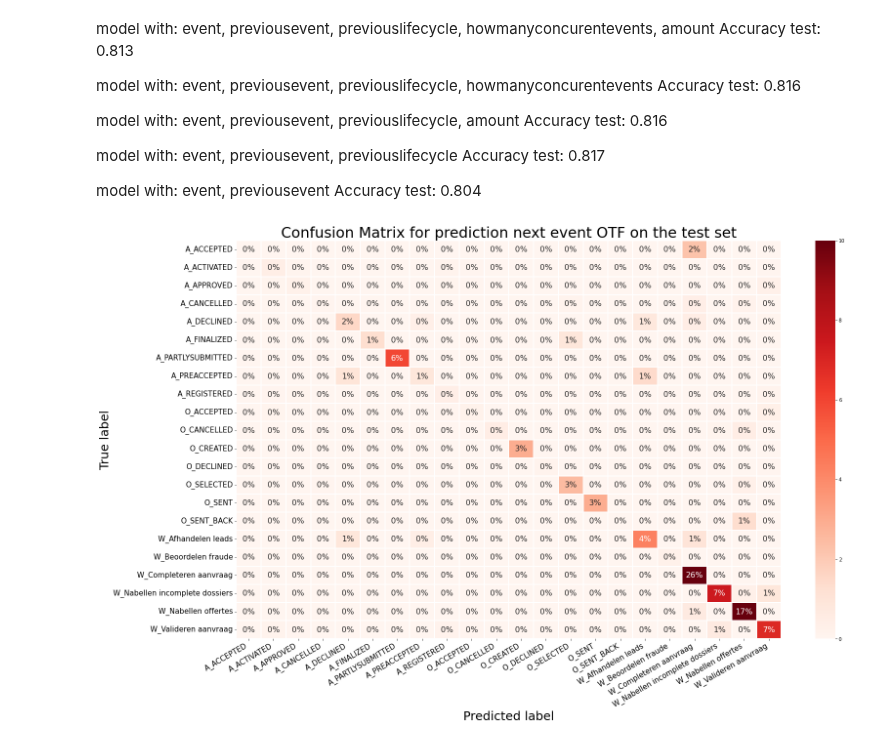
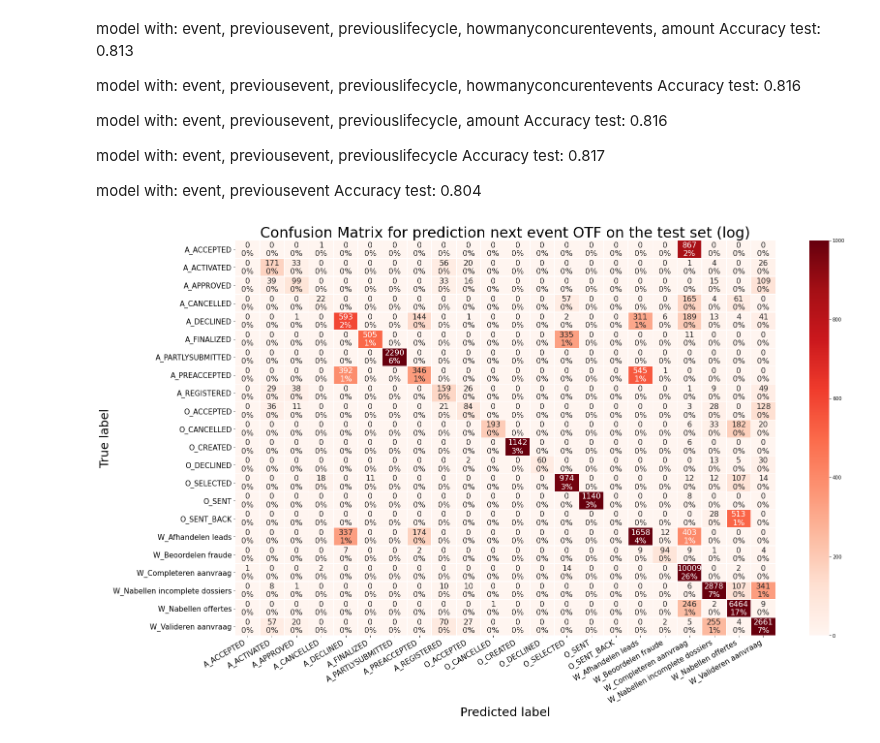
Before and after one commit to Elite-NL/Process_Mining, a Jupyter notebook: event_onTheFly.ipynb, the cells around one changed output. Drawn from its saved outputs; the diff is of its cells as text; code cells hidden in the pictures.

```diff
--- a/event_onTheFly.ipynb
+++ b/event_onTheFly.ipynb
@@ -38,7 +38,7 @@ if (('df' not in globals()) or ('df_test' not in globals() or ('df_validation' n
     lifecycle_column = 'event lifecycle:transition'
     amount_column = 'case AMOUNT_REQ'
     row_nr_column = 'row_nr'
-    pred_event_otf = "OTF Prediction for Next Activity"
+    pred_event_otf_column = "OTF Prediction for Next Activity"
     df.loc[:,timestamp_column] = pd.to_datetime(df.loc[:,timestamp_column])#, format=timeformat_timestamp)
     df_validation.loc[:,timestamp_column] = pd.to_datetime(df_validation.loc[:,timestamp_column])#, format=timeformat_timestamp)
     df_test.loc[:,timestamp_column] = pd.to_datetime(df_test.loc[:,timestamp_column])#, format=timeformat_timestamp)
@@ -106,9 +106,9 @@ if amount_column_in_data!=True:
 
 # round the amount column on 10000
 if amount_column in list(dataset):
-    dataset[amount_column] = [round(int(x),-4) for x in dataset[amount_column]]
-    dataset_val[amount_column] = [round(int(x),-4) for x in dataset_val[amount_column]]
-    dataset_test[amount_column] = [round(int(x),-4) for x in dataset_test[amount_column]]
+    dataset[amount_column] = [round(x,-4) for x in dataset[amount_column]]
+    dataset_val[amount_column] = [round(x,-4) for x in dataset_val[amount_column]]
+    dataset_test[amount_column] = [round(x,-4) for x in dataset_test[amount_column]]
 
 
 print(dataset.head())
@@ -443,35 +437,35 @@ df_matrix = pd.DataFrame(matrix, index=axis_labels, columns=axis_labels)
 group_counts = ["{0:0.0f}".format(value) for value in matrix.flatten()]
 
 #get the percentage of predictions per group
 group_percentages = ["{0:.0%}".format(value) for value in matrix.flatten()/np.sum(matrix)]
 
 #create labels for each cell of the heatmap
-labels = [f"{v2}" for v2 in group_percentages]
+labels = [f"{v1}\n{v2}" for v1, v2 in zip(group_counts,group_percentages)]
 
 #reshape into size of the matrix
 labels = np.asarray(labels).reshape(matrix.shape)
 
 #set fig size depending on the size of the matrix
 plt.figure(figsize=(25,15))
 
 #plot the matrix
-sns.heatmap((df_matrix/np.sum(matrix))*100, fmt='', annot=labels, annot_kws={'size':16}, linewidths = 0.3
-            , linecolor = 'white', cbar = True, cmap='Reds', vmax = 10)
+sns.heatmap(df_matrix, fmt='', annot=labels, annot_kws={'size':16}, linewidths = 0.3
+            , linecolor = 'white', cbar = True, cmap='Reds', vmax=1000)
 
 #set event labels and change color scheme of the matrix
 #, xticklabels=events, yticklabels=events, cmap="YlGnBu"
 
 #set x and y label orinetation and size
 plt.xticks(rotation=30, horizontalalignment='right', fontsize = 15)
 plt.yticks(rotation=0, horizontalalignment='right', fontsize = 15)
 
 #add labels to the plot
 plt.xlabel('Predicted label', fontsize=25 )
 plt.ylabel('True label', fontsize=25)
-plt.title('Confusion Matrix for prediction next event OTF on the test set', fontsize=30)
+plt.title('Confusion Matrix for prediction next event OTF on the test set (log)', fontsize=30)
 
 #plt.savefig('confusion_matrix.png')
 
 plt.show()
 # %% [output]
-[figure, old version]
+[figure, new version]
```
Also changed, not shown: parts of 5 cells of this notebook, 10 other files.
